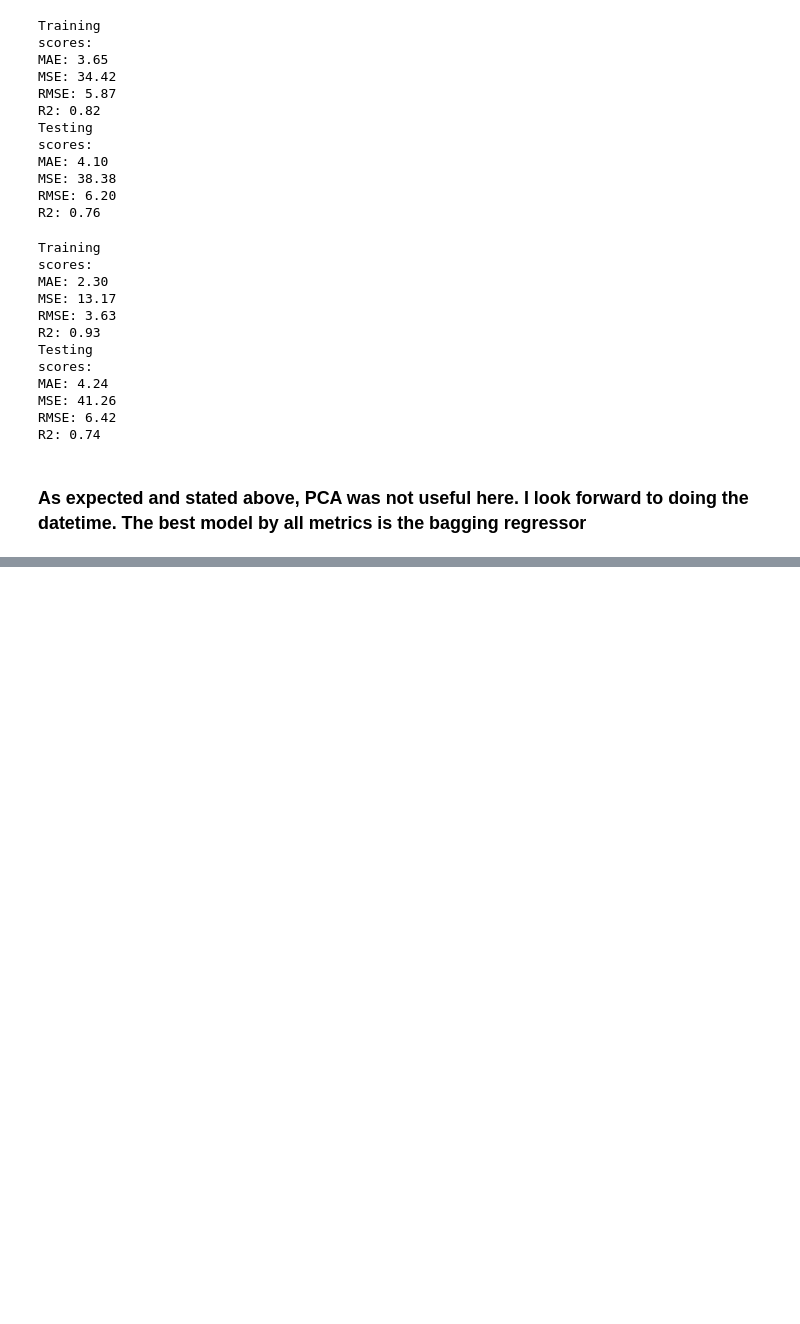
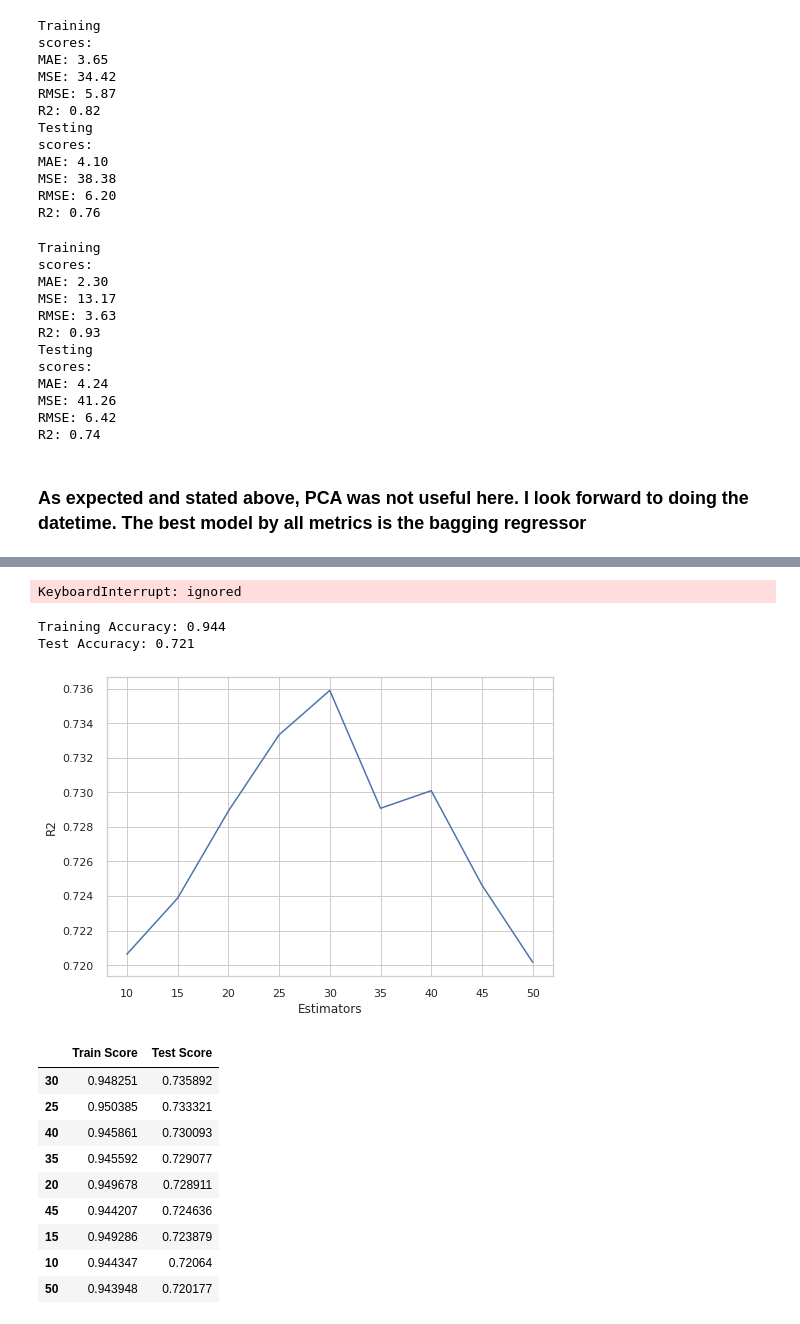
Before and after one commit to blakedshull/Project2, a Jupyter notebook: Project_2.ipynb, the cells around one changed output, grey strips where cells are left out. Drawn from its saved outputs; the diff is of its cells as text; code cells hidden in the pictures; blank space fills up the shorter version.

```diff
--- a/Project_2.ipynb
+++ b/Project_2.ipynb
@@ -750,0 +928,5 @@ R2: 0.74
+# %%
+bag_tree = BaggingRegressor(random_state = 42)
+bag_pipe_proc = make_pipeline(preprocessor, bag_tree)
+bag_pipe_proc.fit(X_train, y_train)
+evaluate(bag_pipe_proc, X_train, X_test, y_train, y_test)
@@ -750,0 +977,53 @@ R2: 0.74
+# %%
+param_grid2 = {'baggingregressor__n_estimators': [10, 15, 20, 25, 30, 35, 40, 45, 50],
+              'baggingregressor__max_samples': range(2,100),
+              'baggingregressor__n_jobs': range(1,10)}
+# %%
+# This takes too long, but I wanted to demonstrate GridSearch
+bag_pipe_gs = GridSearchCV(bag_pipe_proc, param_grid2)
+
+bag_pipe_gs.fit(X_train, y_train)
+print('Best Bagging Tree Parameters:')
+print(bag_pipe_gs.best_params_)
+best_bag_pipe = bag_pipe_gs.best_estimator_
+print(f'Accuracy of best Bagging Tree model is: {best_bag_pipe.score(X_test, y_test)}')
+# %% [output]
+KeyboardInterrupt: ignored
+# %%
+bag_tree = BaggingRegressor(random_state = 42)
+bag_pipe_proc = make_pipeline(preprocessor, bag_tree)
+bag_pipe_proc.fit(X_train, y_train)
+evaluate(bag_pipe_proc, X_train, X_test, y_train, y_test)
+# %% [output]
+Training Accuracy: 0.944
+Test Accuracy: 0.721
+# %%
+estimators_proc = [10, 15, 20, 25, 30, 35, 40, 45, 50]
+bag_scores_proc = pd.DataFrame(index=estimators_proc, columns=['Train Score', 'Test Score'])
+for num_estimators_proc in estimators_proc:
+   bag_pipe_p = BaggingRegressor(n_estimators=num_estimators_proc, random_state=42)
+   bag_pipe_proc = make_pipeline(preprocessor, bag_pipe_p)
+   bag_pipe_proc.fit(X_train, y_train)
+   bag_train_score_proc = bag_pipe_proc.score(X_train, y_train)
+   bag_test_score_proc = bag_pipe_proc.score(X_test, y_test)
+   bag_scores_proc.loc[num_estimators_proc, 'Train Score'] = bag_train_score_proc
+   bag_scores_proc.loc[num_estimators_proc, 'Test Score'] = bag_test_score_proc
+
+plt.xlabel('Estimators')
+plt.ylabel('R2');
+plt.plot(bag_scores_proc['Test Score'])
+plt.show()
+bag_scores_proc = bag_scores_proc.sort_values(by='Test Score', ascending=False)
+bag_scores_proc
+# %% [output]
+[figure, added]
+|  | Train Score | Test Score |
+| 30 | 0.948251 | 0.735892 |
+| 25 | 0.950385 | 0.733321 |
+| 40 | 0.945861 | 0.730093 |
+| 35 | 0.945592 | 0.729077 |
+| 20 | 0.949678 | 0.728911 |
+| 45 | 0.944207 | 0.724636 |
+| 15 | 0.949286 | 0.723879 |
+| 10 | 0.944347 | 0.72064 |
+| 50 | 0.943948 | 0.720177 |
```
Also changed, not shown: parts of 37 cells of this notebook.
